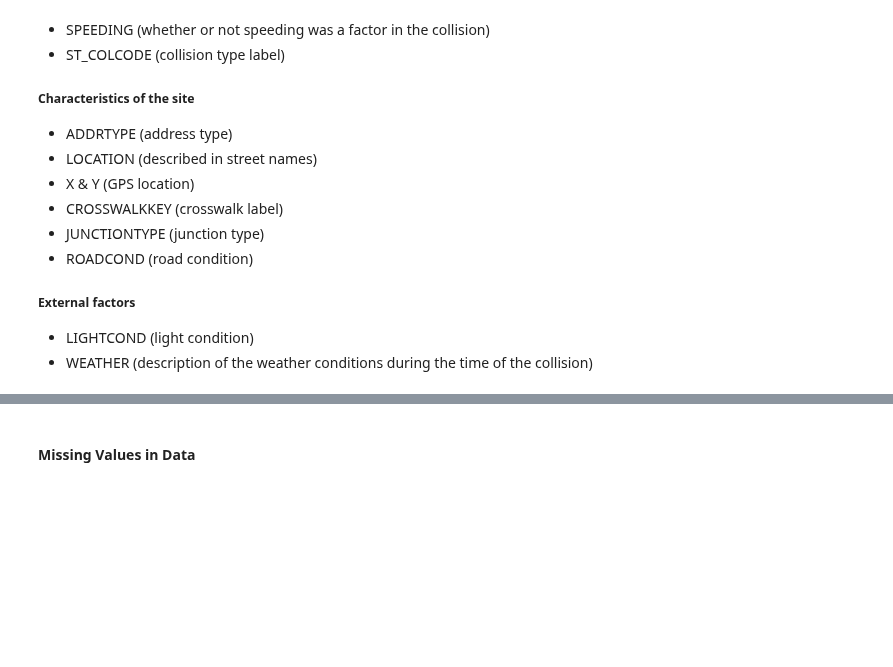
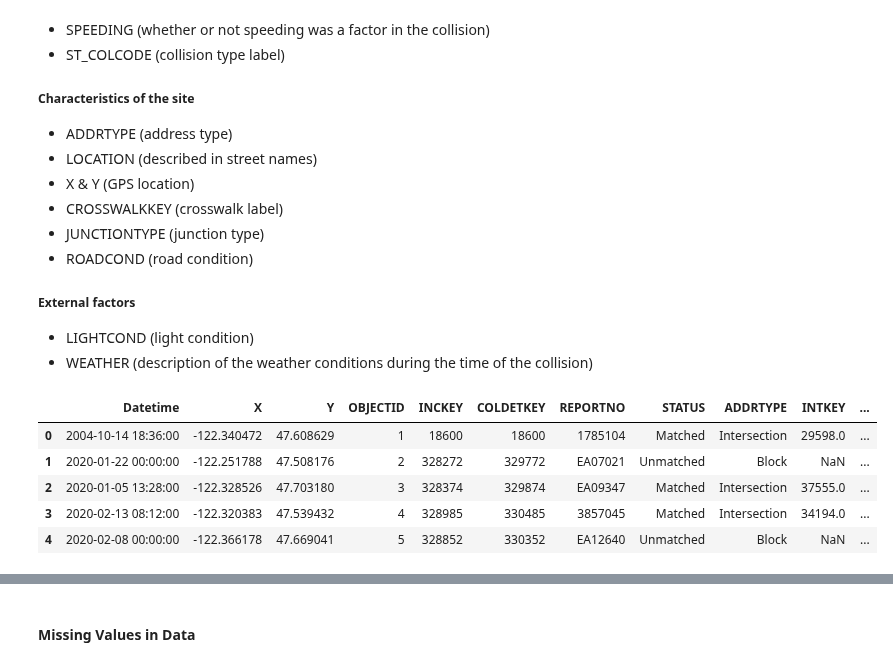
Before and after one commit to DataCircles/traffic_collisions_ml_team1, a Jupyter notebook: notebooks/data_report.ipynb, the cells around one changed output, grey strips where cells are left out. Saved outputs shown, nothing was run; the diff lists cells and outputs as text; code cells hidden in the pictures; blank space fills up the shorter version.

Commit message:
data cleaning notebook

```diff
--- a/notebooks/data_report.ipynb
+++ b/notebooks/data_report.ipynb
@@ -36,11 +36,11 @@ from IPython.core.interactiveshell import InteractiveShell
 InteractiveShell.ast_node_interactivity = "all"
 # %%
 #Load the data
-collisions_df = pd.read_csv('../data/Collisions.csv',
+collisions_df = pd.read_csv('../data/external/Collisions.csv',
                             parse_dates={'Datetime': ['INCDTTM']},
                             infer_datetime_format=True)
-intersections_df = pd.read_csv('../data/Intersections.csv')
-streets_df = pd.read_csv('../data/Seattle_Streets.csv')
+#intersections_df = pd.read_csv('../data/external/Intersections.csv')
+streets_df = pd.read_csv('../data/external/Seattle_Streets.csv')
 # %% [markdown]
 ## EXPLORING SEATTLE STREET DATA
 # %%
@@ -326,6 +326,15 @@ Some features, like speeding, are missing >75% of the data. However, this featur
 ##### External factors
 - LIGHTCOND (light condition)
 - WEATHER (description of the weather conditions during the time of the collision)
+# %%
+collisions_df.head()
+# %% [output]
+|  | Datetime | X | Y | OBJECTID | INCKEY | COLDETKEY | REPORTNO | STATUS | ADDRTYPE | INTKEY | ... |
+| 0 | 2004-10-14 18:36:00 | -122.340472 | 47.608629 | 1 | 18600 | 18600 | 1785104 | Matched | Intersection | 29598.0 | ... |
+| 1 | 2020-01-22 00:00:00 | -122.251788 | 47.508176 | 2 | 328272 | 329772 | EA07021 | Unmatched | Block | NaN | ... |
+| 2 | 2020-01-05 13:28:00 | -122.328526 | 47.703180 | 3 | 328374 | 329874 | EA09347 | Matched | Intersection | 37555.0 | ... |
+| 3 | 2020-02-13 08:12:00 | -122.320383 | 47.539432 | 4 | 328985 | 330485 | 3857045 | Matched | Intersection | 34194.0 | ... |
+| 4 | 2020-02-08 00:00:00 | -122.366178 | 47.669041 | 5 | 328852 | 330352 | EA12640 | Unmatched | Block | NaN | ... |
 # %%
 collisions_df.describe()
 # %% [output]
```
Also changed, not shown: parts of 2 cells of this notebook, 1 other file.
